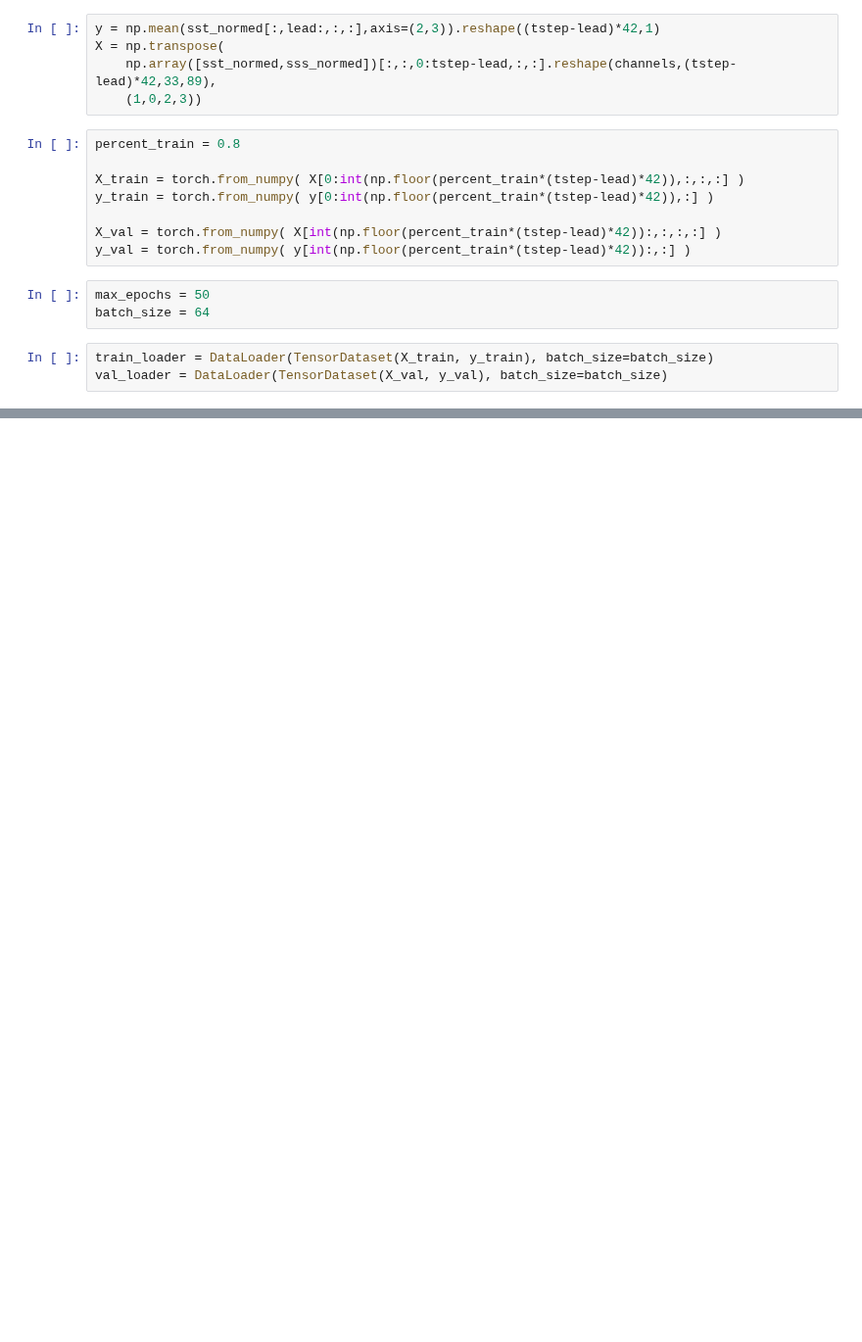
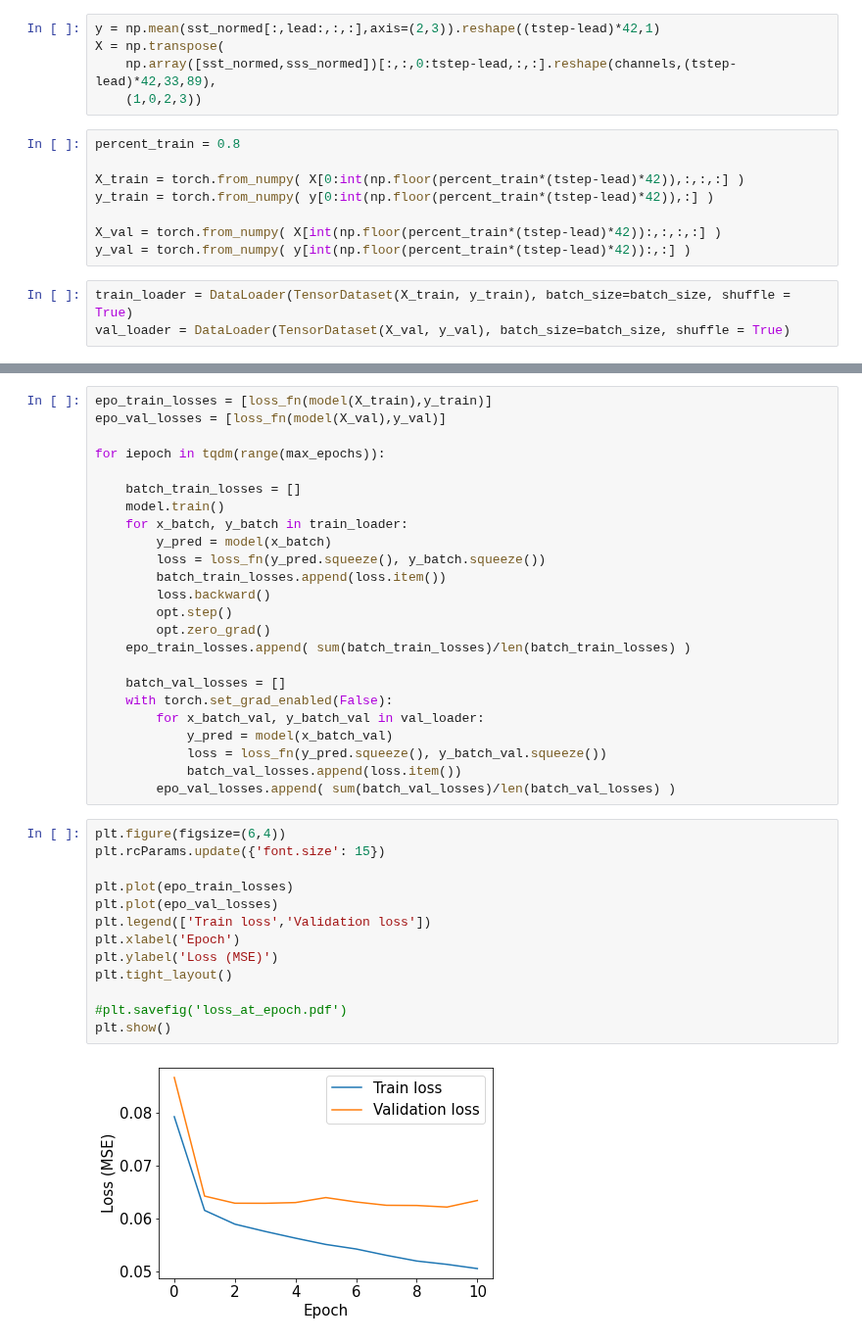
Before and after one commit to glennliu265/predict_amv, a Jupyter notebook: CNN_SST_SSS_predict_SST.ipynb, the cells around one changed output, grey strips where cells are left out. Shown at 98% size. Saved outputs shown, nothing was run; the diff lists cells and outputs as text; blank space fills up the shorter version.

```diff
--- a/CNN_SST_SSS_predict_SST.ipynb
+++ b/CNN_SST_SSS_predict_SST.ipynb
@@ -30,9 +33,6 @@ y_train = torch.from_numpy( y[0:int(np.floor(percent_train*(tstep-lead)*42)),:]
 
 X_val = torch.from_numpy( X[int(np.floor(percent_train*(tstep-lead)*42)):,:,:,:] )
 y_val = torch.from_numpy( y[int(np.floor(percent_train*(tstep-lead)*42)):,:] )
-# %%
-max_epochs = 50
-batch_size = 64
 # %%
-train_loader = DataLoader(TensorDataset(X_train, y_train), batch_size=batch_size)
-val_loader = DataLoader(TensorDataset(X_val, y_val), batch_size=batch_size)
+train_loader = DataLoader(TensorDataset(X_train, y_train), batch_size=batch_size, shuffle = True)
+val_loader = DataLoader(TensorDataset(X_val, y_val), batch_size=batch_size, shuffle = True)
@@ -38,0 +59,39 @@ val_loader = DataLoader(TensorDataset(X_val, y_val), batch_size=batch_size)
+# %%
+epo_train_losses = [loss_fn(model(X_train),y_train)]
+epo_val_losses = [loss_fn(model(X_val),y_val)]
+
+for iepoch in tqdm(range(max_epochs)):
+
+    batch_train_losses = []
+    model.train()
+    for x_batch, y_batch in train_loader:
+        y_pred = model(x_batch)
+        loss = loss_fn(y_pred.squeeze(), y_batch.squeeze())
+        batch_train_losses.append(loss.item())
+        loss.backward()
+        opt.step()
+        opt.zero_grad()
+    epo_train_losses.append( sum(batch_train_losses)/len(batch_train_losses) )
+
+    batch_val_losses = []
+    with torch.set_grad_enabled(False):
+        for x_batch_val, y_batch_val in val_loader:
+            y_pred = model(x_batch_val)
+            loss = loss_fn(y_pred.squeeze(), y_batch_val.squeeze())
+            batch_val_losses.append(loss.item())
+        epo_val_losses.append( sum(batch_val_losses)/len(batch_val_losses) )
+# %%
+plt.figure(figsize=(6,4))
+plt.rcParams.update({'font.size': 15})
+
+plt.plot(epo_train_losses)
+plt.plot(epo_val_losses)
+plt.legend(['Train loss','Validation loss'])
+plt.xlabel('Epoch')
+plt.ylabel('Loss (MSE)')
+plt.tight_layout()
+
+#plt.savefig('loss_at_epoch.pdf')
+plt.show()
+# %% [output]
+[figure, added]
```
Also changed, not shown: parts of 10 cells of this notebook, 4 other files.
